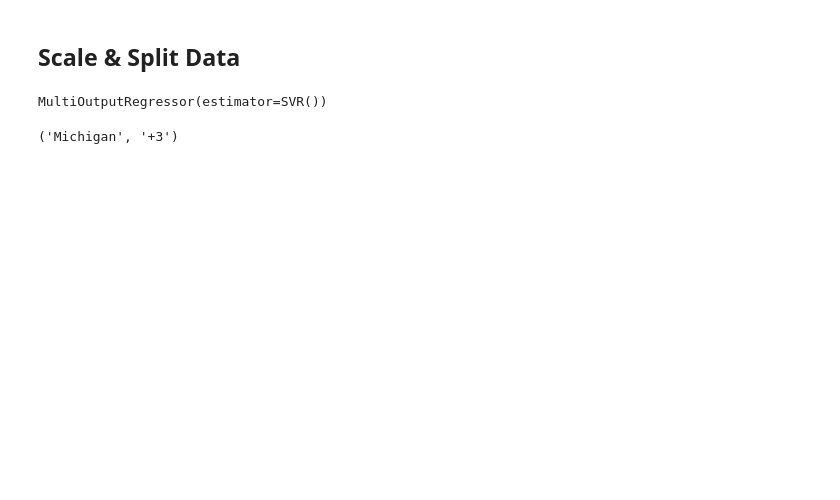
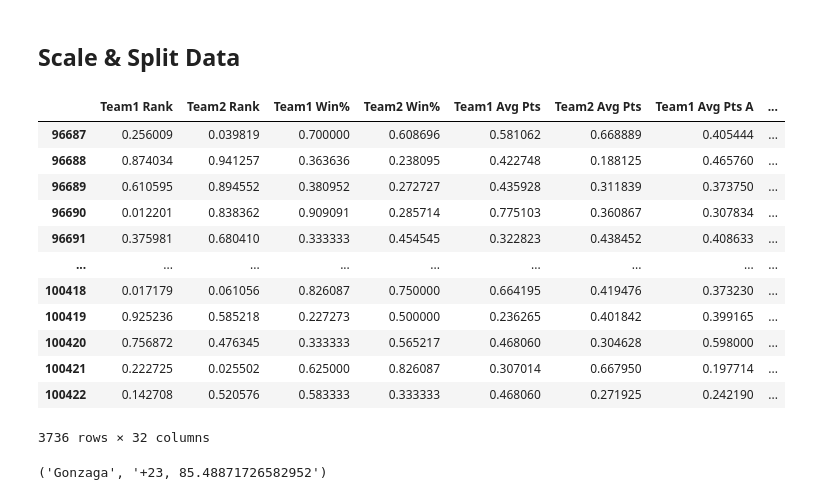
Before and after one commit to SKCwillie/NCAA2021, a Jupyter notebook: Model.ipynb, the cells around one changed output. Drawn from its saved outputs; the diff is of its cells as text; code cells hidden in the pictures; blank space fills up the shorter version.

```diff
--- a/Model.ipynb
+++ b/Model.ipynb
@@ -52,6 +50,3 @@ plt.show()
-# %%
-Train['Team1 Rank'] = np.log1p(Train['Team1 Rank'])
-Train['Team2 Rank'] = np.log1p(Train['Team2 Rank'])
 # %%
 plt.hist(Train['Team1 Rank'], bins=100)
 plt.show()
@@ -65,26 +60,39 @@ features = []
 predict = ['Team1 Pts', 'Team2 Pts']
 no_scale = ['Season', 'Team1', 'Team2', 'Team1 Pts', 'Team2 Pts']
 for col in Train.columns:
-    if col not in no_scale:
+    if col not in no_scale and ('Team1' in col or 'Team2' in col):
         features.append(col)
         scale_columns.append(col)
 scaler = MinMaxScaler()
 Train[scale_columns] = scaler.fit_transform(Train[scale_columns])
 # %%
-X_train = Train[Train.Season < 2021]
+X_train = Train[Train.Season < CURRENT_YEAR]
 X_train = X_train[features]
-y_train = Train[Train.Season < 2021]
+y_train = Train[Train.Season < CURRENT_YEAR]
 y_train = y_train[predict]
-X_test = Train[Train.Season == 2021]
+X_test = Train[Train.Season == CURRENT_YEAR]
 X_test = X_test[features]
-y_test = Train[Train.Season == 2021]
+y_test = Train[Train.Season == CURRENT_YEAR]
 y_test = y_test[predict]
 # %%
 svr = SVR()
 regr = MultiOutputRegressor(svr)
 regr.fit(X_train, y_train)
+X_test
 # %% [output]
+|  | Team1 Rank | Team2 Rank | Team1 Win% | Team2 Win% | Team1 Avg Pts | Team2 Avg Pts | Team1 Avg Pts A | ... |
+| 96687 | 0.256009 | 0.039819 | 0.700000 | 0.608696 | 0.581062 | 0.668889 | 0.405444 | ... |
+| 96688 | 0.874034 | 0.941257 | 0.363636 | 0.238095 | 0.422748 | 0.188125 | 0.465760 | ... |
+| 96689 | 0.610595 | 0.894552 | 0.380952 | 0.272727 | 0.435928 | 0.311839 | 0.373750 | ... |
+| 96690 | 0.012201 | 0.838362 | 0.909091 | 0.285714 | 0.775103 | 0.360867 | 0.307834 | ... |
+| 96691 | 0.375981 | 0.680410 | 0.333333 | 0.454545 | 0.322823 | 0.438452 | 0.408633 | ... |
+| ... | ... | ... | ... | ... | ... | ... | ... | ... |
+| 100418 | 0.017179 | 0.061056 | 0.826087 | 0.750000 | 0.664195 | 0.419476 | 0.373230 | ... |
+| 100419 | 0.925236 | 0.585218 | 0.227273 | 0.500000 | 0.236265 | 0.401842 | 0.399165 | ... |
+| 100420 | 0.756872 | 0.476345 | 0.333333 | 0.565217 | 0.468060 | 0.304628 | 0.598000 | ... |
+| 100421 | 0.222725 | 0.025502 | 0.625000 | 0.826087 | 0.307014 | 0.667950 | 0.197714 | ... |
+| 100422 | 0.142708 | 0.520576 | 0.583333 | 0.333333 | 0.468060 | 0.271925 | 0.242190 | ... |
-MultiOutputRegressor(estimator=SVR())
+3736 rows × 32 columns
 # %%
 def get_winner(team1_name, team2_name, year):
     team1 = get_team_id(team1_name)
@@ -131,4 +139,4 @@ def get_winner(team1_name, team2_name, year):
-# %%
-get_winner('Michigan', 'LSU', 2021)
-# %% [output]
-('Michigan', '+3')
+# %%
+get_winner("Gonzaga", "Arizona", 2022)
+# %% [output]
+('Gonzaga', '+23, 85.48871726582952')
```
Also changed, not shown: parts of 6 cells of this notebook, 6 other files.
